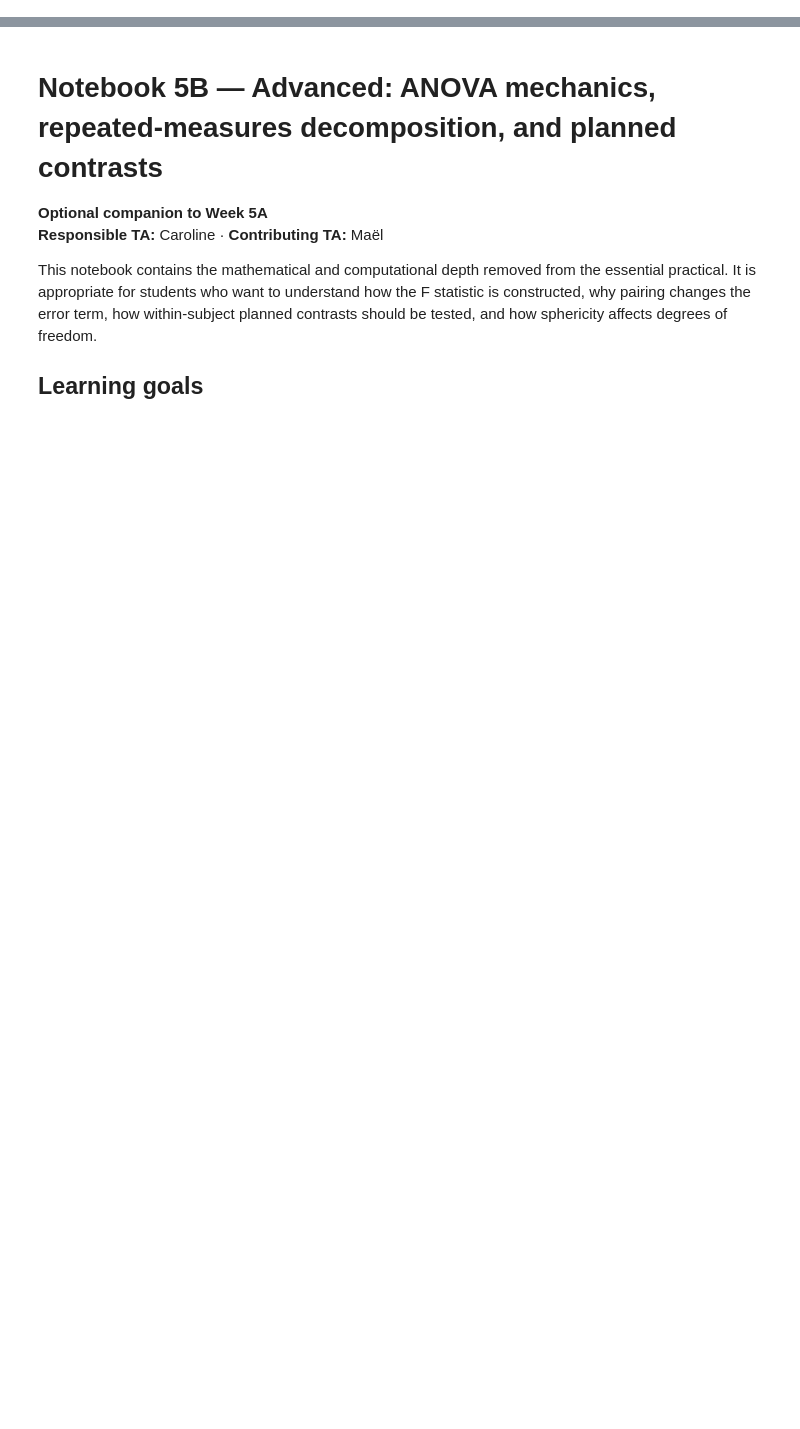
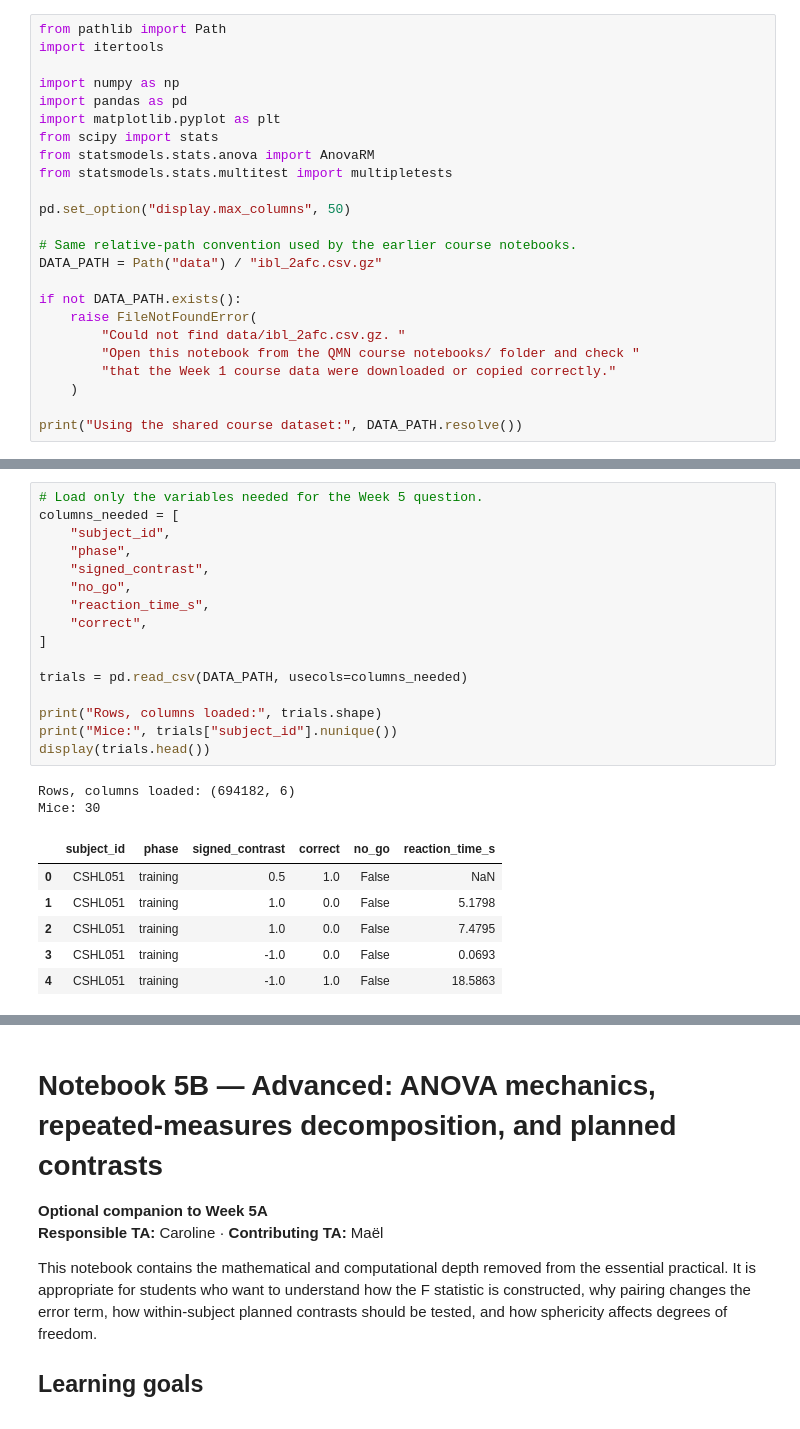
Before and after one commit to gmatteuc/QMN_course_2026, a Jupyter notebook: notebooks/05_anova_repeated_measures_TA.ipynb, the cells around one changed output, grey strips where cells are left out. Drawn from its saved outputs; the diff is of its cells as text; blank space fills up the shorter version.

```diff
--- a/notebooks/05b_anova_mechanics_advanced_STUDENT.ipynb
+++ b/notebooks/05_anova_repeated_measures_TA.ipynb
@@ -0,0 +61,24 @@
+# %%
+from pathlib import Path
+import itertools
+
+import numpy as np
+import pandas as pd
+import matplotlib.pyplot as plt
+from scipy import stats
+from statsmodels.stats.anova import AnovaRM
+from statsmodels.stats.multitest import multipletests
+
+pd.set_option("display.max_columns", 50)
+
+# Same relative-path convention used by the earlier course notebooks.
+DATA_PATH = Path("data") / "ibl_2afc.csv.gz"
+
+if not DATA_PATH.exists():
+    raise FileNotFoundError(
+        "Could not find data/ibl_2afc.csv.gz. "
+        "Open this notebook from the QMN course notebooks/ folder and check "
+        "that the Week 1 course data were downloaded or copied correctly."
+    )
+
+print("Using the shared course dataset:", DATA_PATH.resolve())
@@ -0,0 +117,25 @@
+# %%
+# Load only the variables needed for the Week 5 question.
+columns_needed = [
+    "subject_id",
+    "phase",
+    "signed_contrast",
+    "no_go",
+    "reaction_time_s",
+    "correct",
+]
+
+trials = pd.read_csv(DATA_PATH, usecols=columns_needed)
+
+print("Rows, columns loaded:", trials.shape)
+print("Mice:", trials["subject_id"].nunique())
+display(trials.head())
+# %% [output]
+Rows, columns loaded: (694182, 6)
+Mice: 30
+|  | subject_id | phase | signed_contrast | correct | no_go | reaction_time_s |
+| 0 | CSHL051 | training | 0.5 | 1.0 | False | NaN |
+| 1 | CSHL051 | training | 1.0 | 0.0 | False | 5.1798 |
+| 2 | CSHL051 | training | 1.0 | 0.0 | False | 7.4795 |
+| 3 | CSHL051 | training | -1.0 | 0.0 | False | 0.0693 |
+| 4 | CSHL051 | training | -1.0 | 1.0 | False | 18.5863 |
```
Also changed, not shown: parts of 41 cells of this notebook, 8 other files.
